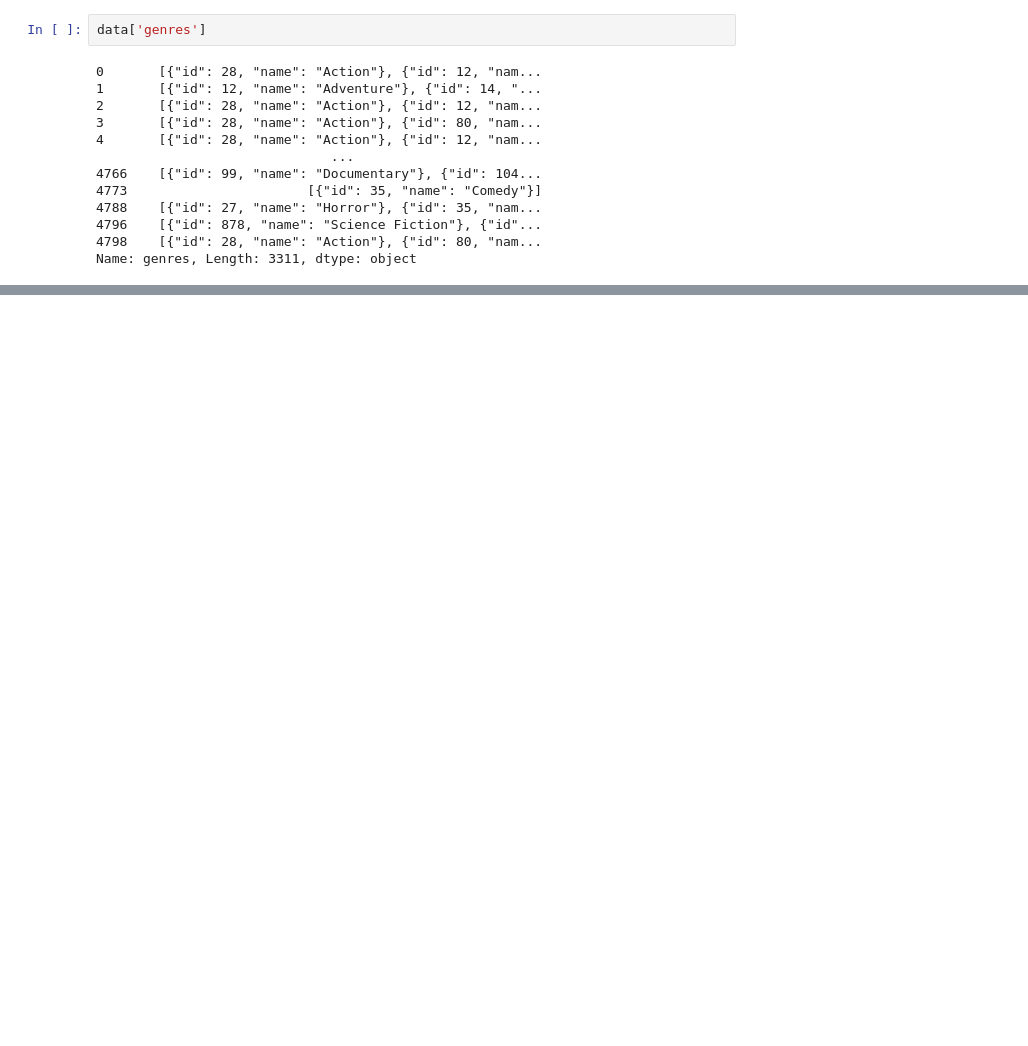
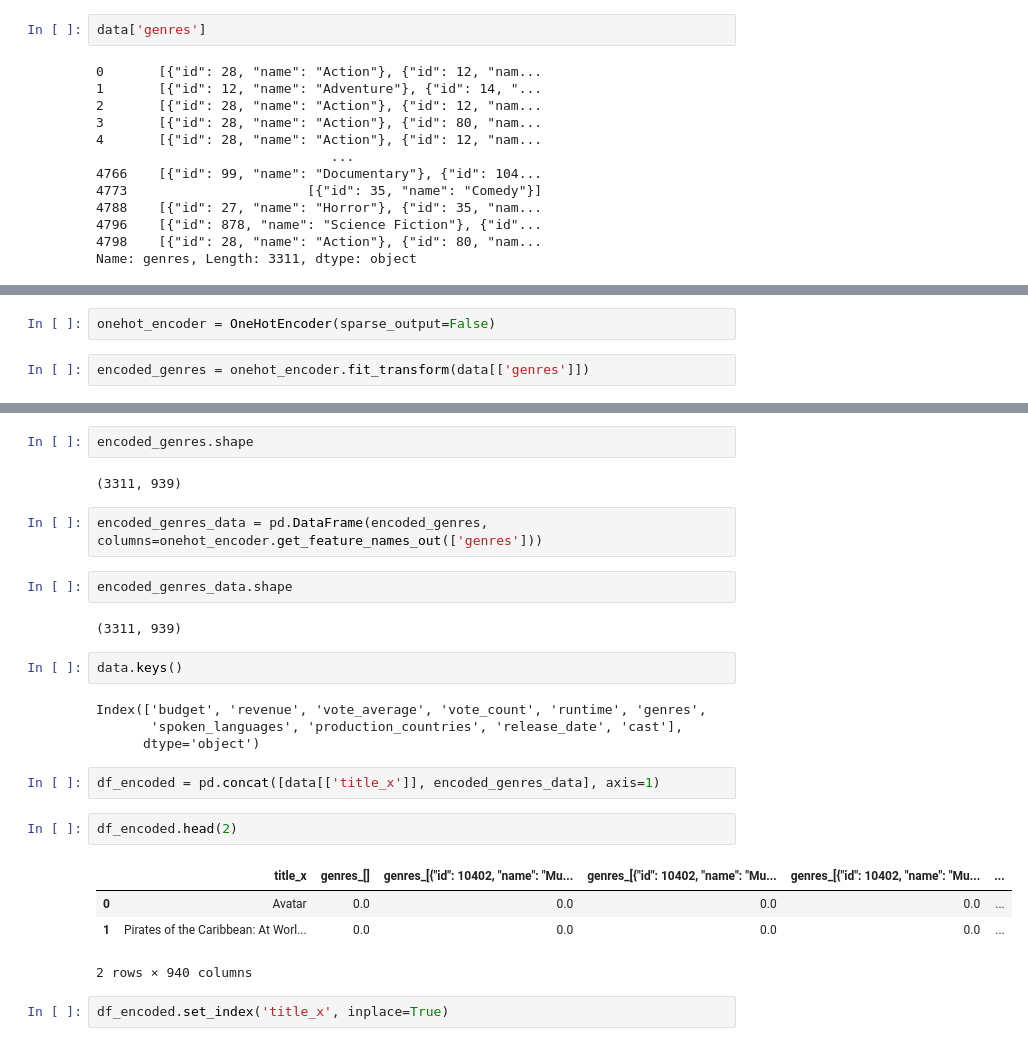
Before and after one commit to Prajwal-1446/Movie_Revenue_Prediction, a Jupyter notebook: MLG_Project.ipynb, the cells around one changed output, grey strips where cells are left out. Cells and saved outputs as stored; diff of their text form; blank space fills up the shorter version.

```diff
--- a/MLG_Project.ipynb
+++ b/MLG_Project.ipynb
@@ -135,0 +166,4 @@ Name: genres, Length: 3311, dtype: object
+# %%
+onehot_encoder = OneHotEncoder(sparse_output=False)
+# %%
+encoded_genres = onehot_encoder.fit_transform(data[['genres']])
@@ -135,0 +174,27 @@ Name: genres, Length: 3311, dtype: object
+# %%
+encoded_genres.shape
+# %% [output]
+(3311, 939)
+# %%
+encoded_genres_data = pd.DataFrame(encoded_genres, columns=onehot_encoder.get_feature_names_out(['genres']))
+# %%
+encoded_genres_data.shape
+# %% [output]
+(3311, 939)
+# %%
+data.keys()
+# %% [output]
+Index(['budget', 'revenue', 'vote_average', 'vote_count', 'runtime', 'genres',
+       'spoken_languages', 'production_countries', 'release_date', 'cast'],
+      dtype='object')
+# %%
+df_encoded = pd.concat([data[['title_x']], encoded_genres_data], axis=1)
+# %%
+df_encoded.head(2)
+# %% [output]
+|  | title_x | genres_[] | genres_[{"id": 10402, "name": "Mu... | genres_[{"id": 10402, "name": "Mu... | genres_[{"id": 10402, "name": "Mu... | ... |
+| 0 | Avatar | 0.0 | 0.0 | 0.0 | 0.0 | ... |
+| 1 | Pirates of the Caribbean: At Worl... | 0.0 | 0.0 | 0.0 | 0.0 | ... |
+2 rows × 940 columns
+# %%
+df_encoded.set_index('title_x', inplace=True)
```
Also changed, not shown: parts of 10 cells of this notebook.
